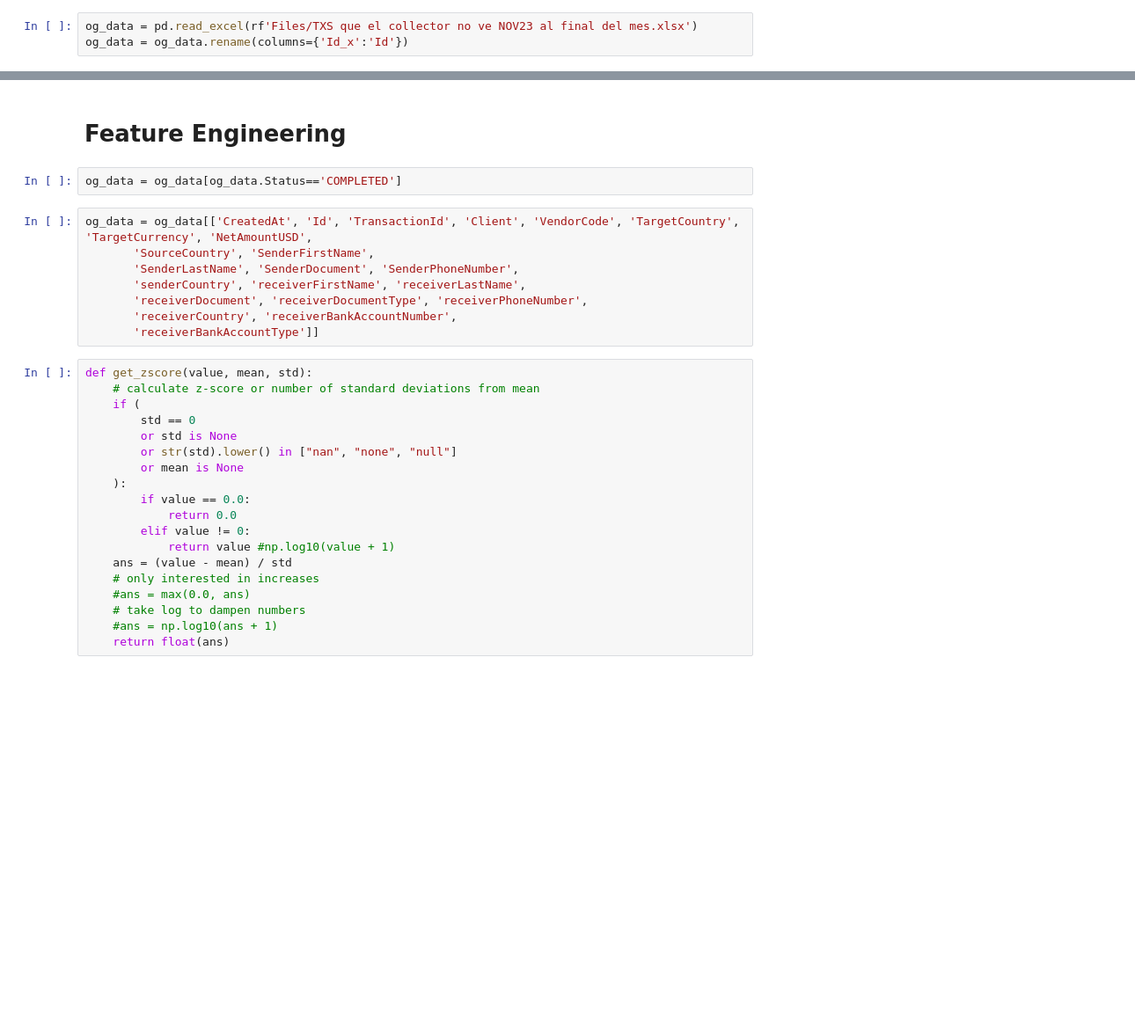
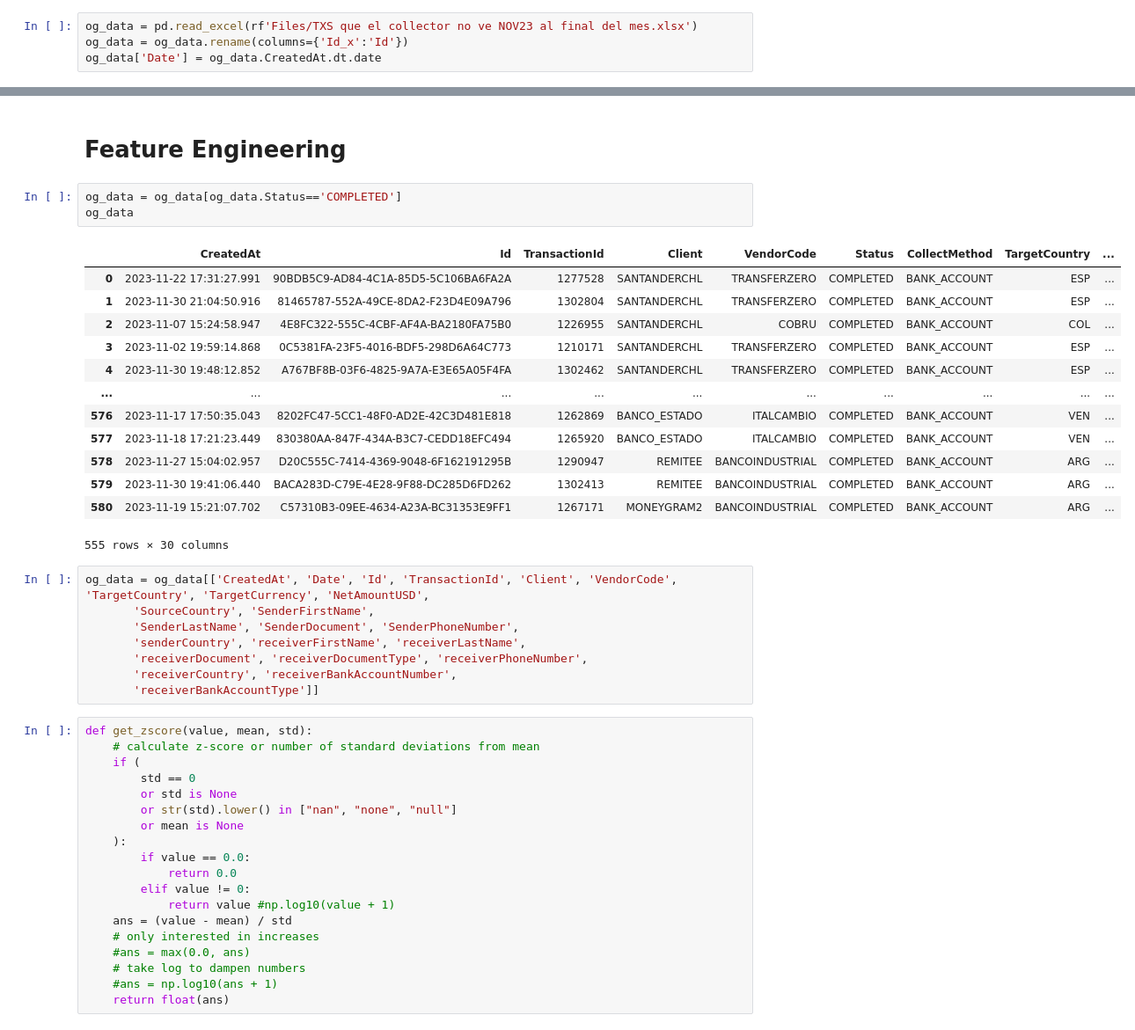
Before and after one commit to Harrynski/Theta_Ray_Anomaly_Detection_repo, a Jupyter notebook: anomaly_detection_MSFT.ipynb, the cells around one changed output, grey strips where cells are left out. Shown at 88% size. Saved outputs shown, nothing was run; the diff lists cells and outputs as text; blank space fills up the shorter version.

```diff
--- a/anomaly_detection_MSFT.ipynb
+++ b/anomaly_detection_MSFT.ipynb
@@ -5,5 +5,6 @@ from sklearn.neighbors import LocalOutlierFactor
 # %%
 og_data = pd.read_excel(rf'Files/TXS que el collector no ve NOV23 al final del mes.xlsx')
 og_data = og_data.rename(columns={'Id_x':'Id'})
+og_data['Date'] = og_data.CreatedAt.dt.date
 # %%
 og_data = og_data.astype({'TransactionId':'str', 'SenderPhoneNumber':'str' })
@@ -31,8 +14,23 @@ df.to_excel(rf'IF anomalies - NOV 23.xlsx', index=False)
 # Feature Engineering
 # %%
 og_data = og_data[og_data.Status=='COMPLETED']
+og_data
+# %% [output]
+|  | CreatedAt | Id | TransactionId | Client | VendorCode | Status | CollectMethod | TargetCountry | ... |
+| 0 | 2023-11-22 17:31:27.991 | 90BDB5C9-AD84-4C1A-85D5-5C106BA6FA2A | 1277528 | SANTANDERCHL | TRANSFERZERO | COMPLETED | BANK_ACCOUNT | ESP | ... |
+| 1 | 2023-11-30 21:04:50.916 | 81465787-552A-49CE-8DA2-F23D4E09A796 | 1302804 | SANTANDERCHL | TRANSFERZERO | COMPLETED | BANK_ACCOUNT | ESP | ... |
+| 2 | 2023-11-07 15:24:58.947 | 4E8FC322-555C-4CBF-AF4A-BA2180FA75B0 | 1226955 | SANTANDERCHL | COBRU | COMPLETED | BANK_ACCOUNT | COL | ... |
+| 3 | 2023-11-02 19:59:14.868 | 0C5381FA-23F5-4016-BDF5-298D6A64C773 | 1210171 | SANTANDERCHL | TRANSFERZERO | COMPLETED | BANK_ACCOUNT | ESP | ... |
+| 4 | 2023-11-30 19:48:12.852 | A767BF8B-03F6-4825-9A7A-E3E65A05F4FA | 1302462 | SANTANDERCHL | TRANSFERZERO | COMPLETED | BANK_ACCOUNT | ESP | ... |
+| ... | ... | ... | ... | ... | ... | ... | ... | ... | ... |
+| 576 | 2023-11-17 17:50:35.043 | 8202FC47-5CC1-48F0-AD2E-42C3D481E818 | 1262869 | BANCO_ESTADO | ITALCAMBIO | COMPLETED | BANK_ACCOUNT | VEN | ... |
+| 577 | 2023-11-18 17:21:23.449 | 830380AA-847F-434A-B3C7-CEDD18EFC494 | 1265920 | BANCO_ESTADO | ITALCAMBIO | COMPLETED | BANK_ACCOUNT | VEN | ... |
+| 578 | 2023-11-27 15:04:02.957 | D20C555C-7414-4369-9048-6F162191295B | 1290947 | REMITEE | BANCOINDUSTRIAL | COMPLETED | BANK_ACCOUNT | ARG | ... |
+| 579 | 2023-11-30 19:41:06.440 | BACA283D-C79E-4E28-9F88-DC285D6FD262 | 1302413 | REMITEE | BANCOINDUSTRIAL | COMPLETED | BANK_ACCOUNT | ARG | ... |
+| 580 | 2023-11-19 15:21:07.702 | C57310B3-09EE-4634-A23A-BC31353E9FF1 | 1267171 | MONEYGRAM2 | BANCOINDUSTRIAL | COMPLETED | BANK_ACCOUNT | ARG | ... |
+555 rows × 30 columns
 # %%
-og_data = og_data[['CreatedAt', 'Id', 'TransactionId', 'Client', 'VendorCode', 'TargetCountry', 'TargetCurrency', 'NetAmountUSD',
+og_data = og_data[['CreatedAt', 'Date', 'Id', 'TransactionId', 'Client', 'VendorCode', 'TargetCountry', 'TargetCurrency', 'NetAmountUSD',
        'SourceCountry', 'SenderFirstName',
        'SenderLastName', 'SenderDocument', 'SenderPhoneNumber',
        'senderCountry', 'receiverFirstName', 'receiverLastName',
```
Also changed, not shown: parts of 18 cells of this notebook, 2 other files.
